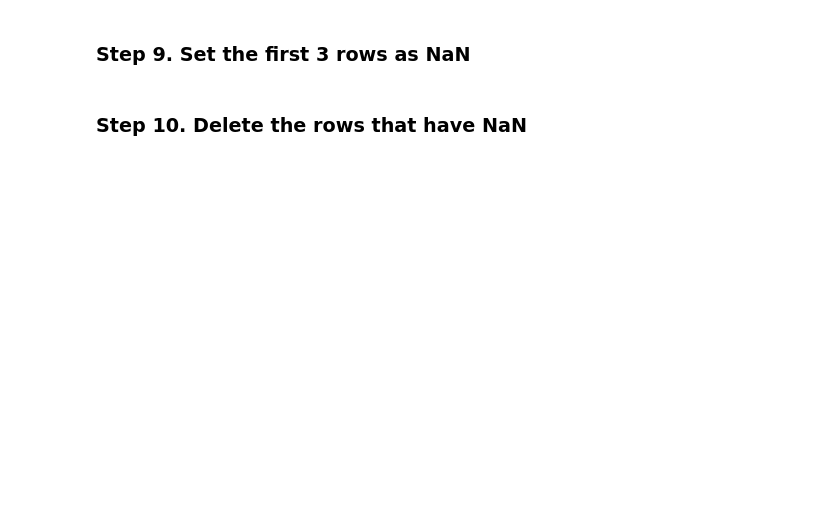
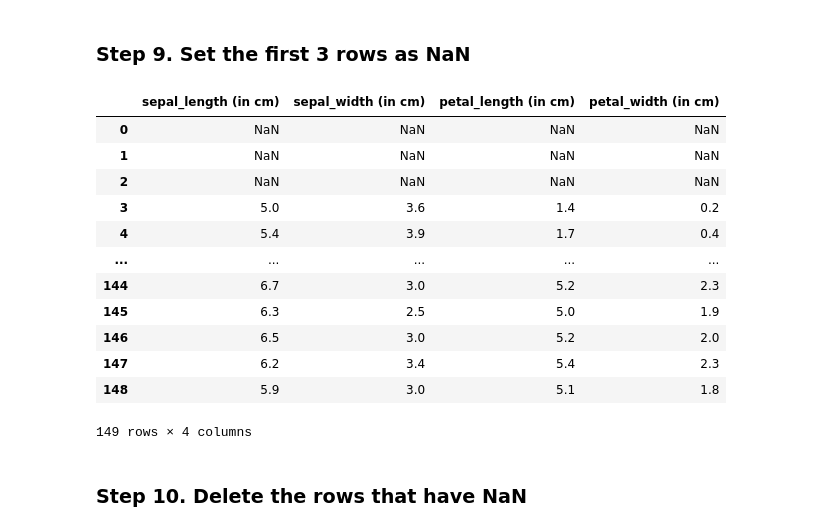
Before and after one commit to leo90rc/Leonardo.DataScience, a Jupyter notebook: week4_EDA_np_pd_json_apis_regex/day5_matplotlib_I_api/exercises/pandas/03_Deleting/Iris/Iris.ipynb, the cells around one changed output. Cells and saved outputs as stored; diff of their text form; code cells hidden in the pictures; blank space fills up the shorter version.

```diff
--- a/week4_EDA_np_pd_json_apis_regex/day5_matplotlib_I_api/exercises/pandas/03_Deleting/Iris/Iris.ipynb
+++ b/week4_EDA_np_pd_json_apis_regex/day5_matplotlib_I_api/exercises/pandas/03_Deleting/Iris/Iris.ipynb
@@ -114,4 +129,22 @@ iris.head(30)
 # %% [markdown]
 ### Step 9.  Set the first 3 rows as NaN
+# %%
+iris.iloc[0:3,:] = np.nan
+# %%
+iris
+# %% [output]
+|  | sepal_length (in cm) | sepal_width (in cm) | petal_length (in cm) | petal_width (in cm) |
+| 0 | NaN | NaN | NaN | NaN |
+| 1 | NaN | NaN | NaN | NaN |
+| 2 | NaN | NaN | NaN | NaN |
+| 3 | 5.0 | 3.6 | 1.4 | 0.2 |
+| 4 | 5.4 | 3.9 | 1.7 | 0.4 |
+| ... | ... | ... | ... | ... |
+| 144 | 6.7 | 3.0 | 5.2 | 2.3 |
+| 145 | 6.3 | 2.5 | 5.0 | 1.9 |
+| 146 | 6.5 | 3.0 | 5.2 | 2.0 |
+| 147 | 6.2 | 3.4 | 5.4 | 2.3 |
+| 148 | 5.9 | 3.0 | 5.1 | 1.8 |
+149 rows × 4 columns
 # %% [markdown]
 ### Step 10.  Delete the rows that have NaN
```
Also changed, not shown: parts of 7 cells of this notebook, 14 other files.
